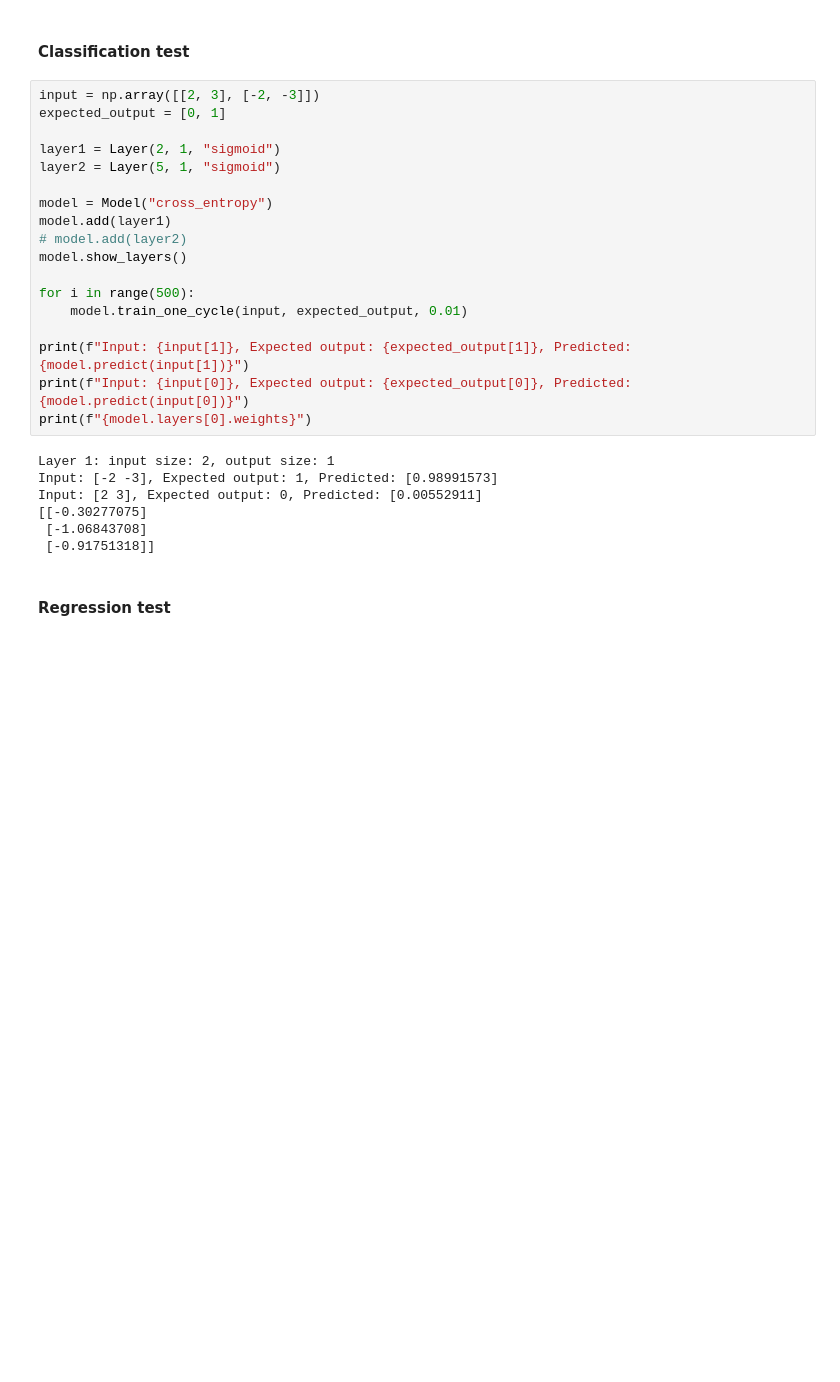
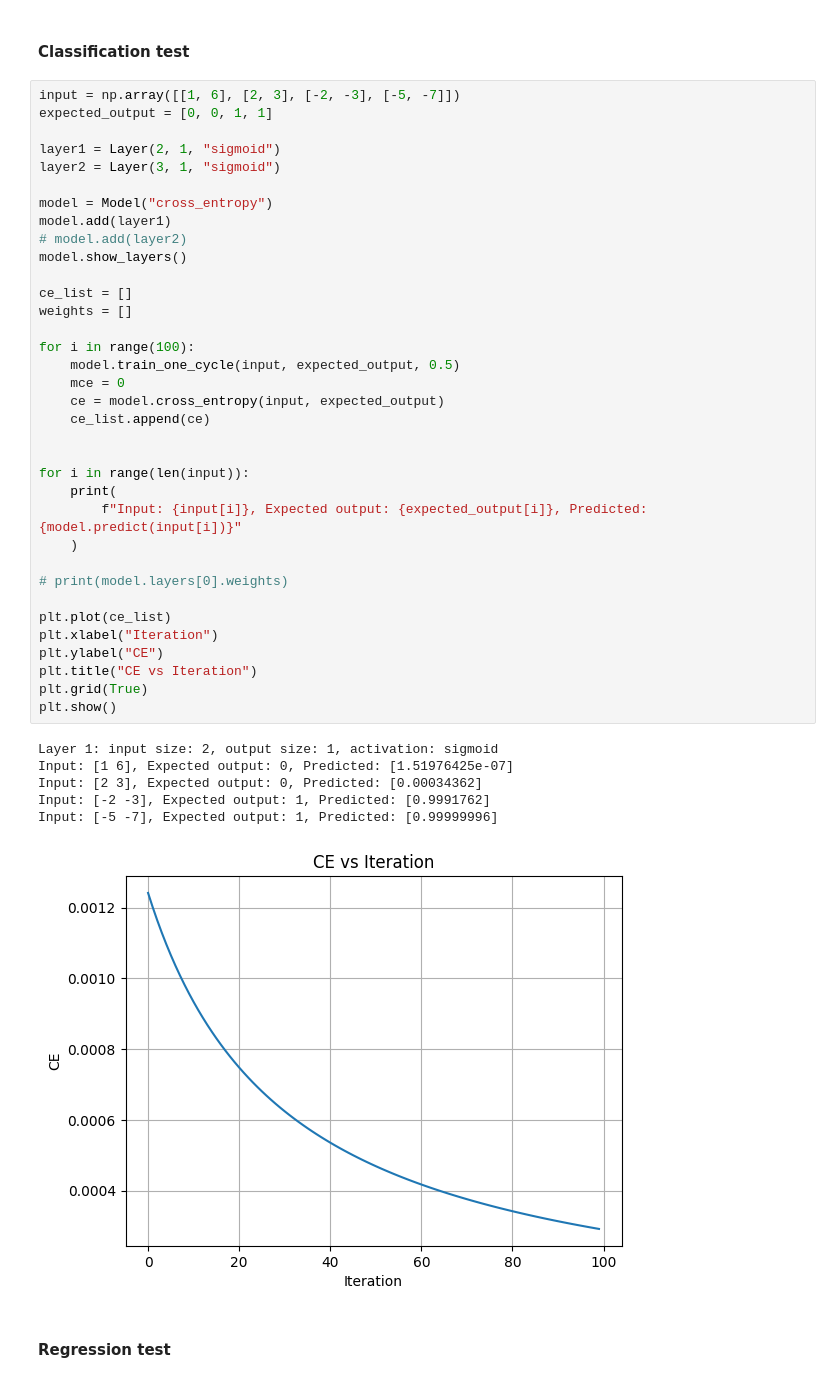
Before and after one commit to psamtam/MLiSP1_MLModel_from_scratch, a Jupyter notebook: main.ipynb, the cells around one changed output. Cells and saved outputs as stored; diff of their text form; blank space fills up the shorter version.

```diff
--- a/main.ipynb
+++ b/main.ipynb
@@ -196,30 +243,47 @@ class Model:
 # %% [markdown]
 #### Classification test
 # %%
-input = np.array([[2, 3], [-2, -3]])
-expected_output = [0, 1]
+input = np.array([[1, 6], [2, 3], [-2, -3], [-5, -7]])
+expected_output = [0, 0, 1, 1]
 
 layer1 = Layer(2, 1, "sigmoid")
-layer2 = Layer(5, 1, "sigmoid")
+layer2 = Layer(3, 1, "sigmoid")
 
 model = Model("cross_entropy")
 model.add(layer1)
 # model.add(layer2)
 model.show_layers()
 
-for i in range(500):
-    model.train_one_cycle(input, expected_output, 0.01)
+ce_list = []
+weights = []
 
-print(f"Input: {input[1]}, Expected output: {expected_output[1]}, Predicted: {model.predict(input[1])}")
-print(f"Input: {input[0]}, Expected output: {expected_output[0]}, Predicted: {model.predict(input[0])}")
-print(f"{model.layers[0].weights}")
+for i in range(100):
+    model.train_one_cycle(input, expected_output, 0.5)
+    mce = 0
+    ce = model.cross_entropy(input, expected_output)
+    ce_list.append(ce)
+
+
+for i in range(len(input)):
+    print(
+        f"Input: {input[i]}, Expected output: {expected_output[i]}, Predicted: {model.predict(input[i])}"
+    )
+
+# print(model.layers[0].weights)
+
+plt.plot(ce_list)
+plt.xlabel("Iteration")
+plt.ylabel("CE")
+plt.title("CE vs Iteration")
+plt.grid(True)
+plt.show()
 # %% [output]
-Layer 1: input size: 2, output size: 1
-Input: [-2 -3], Expected output: 1, Predicted: [0.98991573]
-Input: [2 3], Expected output: 0, Predicted: [0.00552911]
-[[-0.30277075]
- [-1.06843708]
- [-0.91751318]]
+Layer 1: input size: 2, output size: 1, activation: sigmoid
+Input: [1 6], Expected output: 0, Predicted: [1.51976425e-07]
+Input: [2 3], Expected output: 0, Predicted: [0.00034362]
+Input: [-2 -3], Expected output: 1, Predicted: [0.9991762]
+Input: [-5 -7], Expected output: 1, Predicted: [0.99999996]
+[figure, added]
 # %% [markdown]
 #### Regression test
 # %%
```
Also changed, not shown: parts of 5 cells of this notebook.
